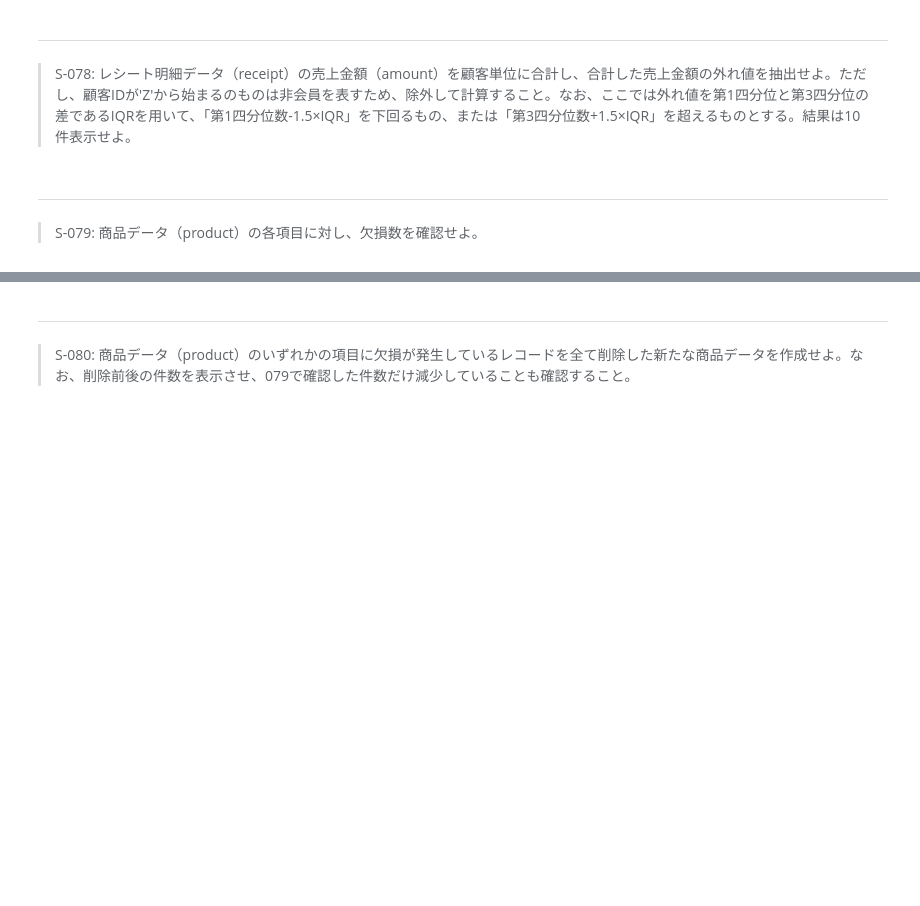
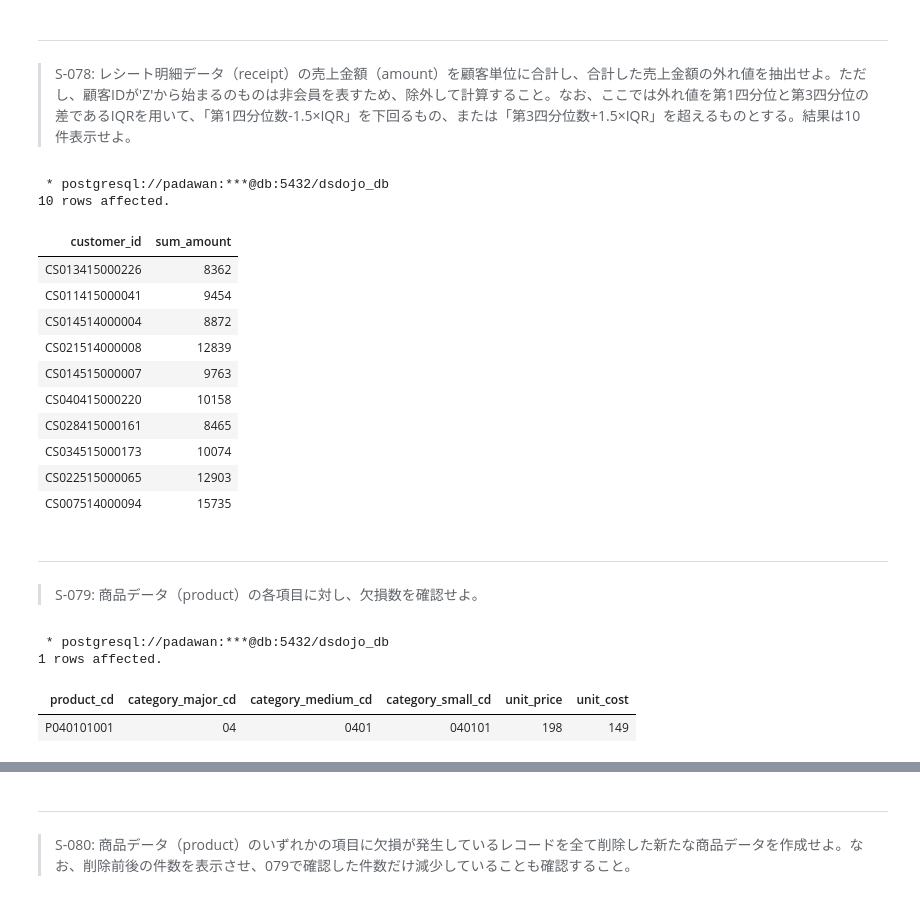
Before and after one commit to KJR020/100knocks-preprocess, a Jupyter notebook: docker/work/preprocess_knock_SQL.ipynb, the cells around one changed output, grey strips where cells are left out. Saved outputs shown, nothing was run; the diff lists cells and outputs as text; code cells hidden in the pictures; blank space fills up the shorter version.

```diff
--- a/docker/work/preprocess_knock_SQL.ipynb
+++ b/docker/work/preprocess_knock_SQL.ipynb
@@ -2682,3 +2748,48 @@ LIMIT 10
+# %%
+%%sql
+
+WITH sales_amount AS (
+    SELECT
+        customer_id,
+        SUM(amount) sum_amount
+    FROM
+        receipt
+    WHERE
+        customer_id NOT LIKE 'Z%'
+    GROUP BY
+        customer_id
+)
+SELECT
+    customer_id,
+    sum_amount
+FROM
+    sales_amount
+CROSS JOIN (
+    SELECT
+        PERCENTILE_CONT(0.25) WITHIN GROUP(ORDER BY sum_amount) AS amount_25per,
+        PERCENTILE_CONT(0.75) WITHIN GROUP(ORDER BY sum_amount) AS amount_75per
+    FROM
+        sales_amount
+) stats_amount
+WHERE
+    sum_amount < amount_25per - (amount_75per - amount_25per) * 1.5
+    OR amount_75per + (amount_75per - amount_25per) * 1.5 < sum_amount
+LIMIT 10
+;
+# %% [output]
+ * postgresql://padawan:***@db:5432/dsdojo_db
+10 rows affected.
+| customer_id | sum_amount |
+| CS013415000226 | 8362 |
+| CS011415000041 | 9454 |
+| CS014514000004 | 8872 |
+| CS021514000008 | 12839 |
+| CS014515000007 | 9763 |
+| CS040415000220 | 10158 |
+| CS028415000161 | 8465 |
+| CS034515000173 | 10074 |
+| CS022515000065 | 12903 |
+| CS007514000094 | 15735 |
 # %% [markdown]
 ---
 > S-079: 商品データ（product）の各項目に対し、欠損数を確認せよ。
@@ -2686,0 +2796,12 @@ LIMIT 10
+# %%
+%%sql
+
+SELECT
+    *
+FROM product
+LIMIT 1;
+# %% [output]
+ * postgresql://padawan:***@db:5432/dsdojo_db
+1 rows affected.
+| product_cd | category_major_cd | category_medium_cd | category_small_cd | unit_price | unit_cost |
+| P040101001 | 04 | 0401 | 040101 | 198 | 149 |
```
Also changed, not shown: parts of 11 cells of this notebook, 1 other file.
